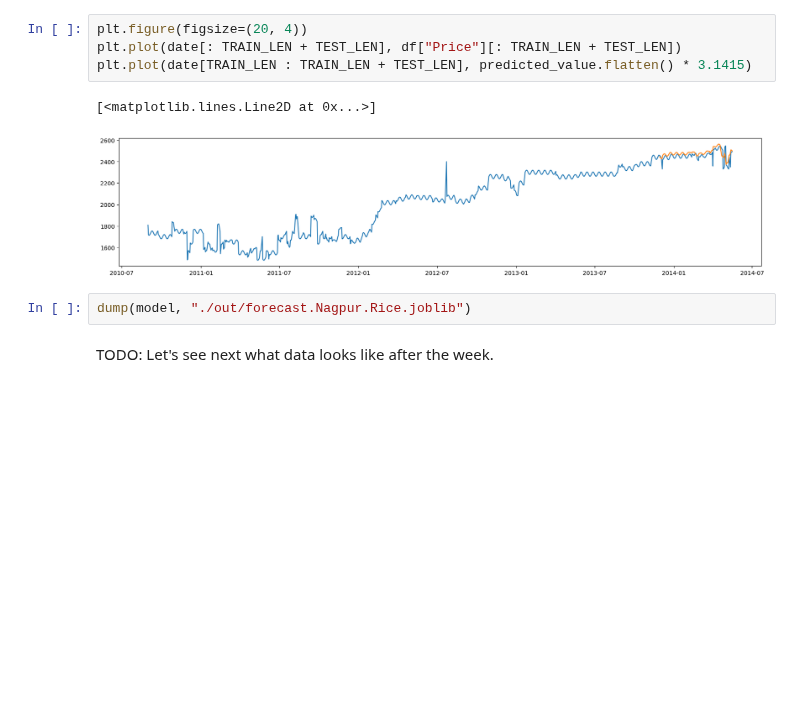
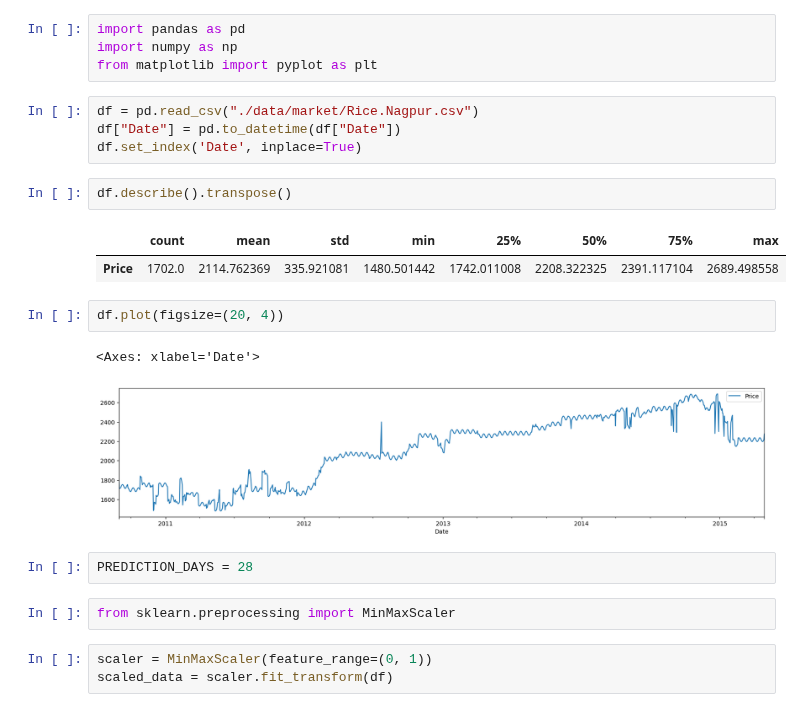
Before and after one commit to Fresh-Fields/ml-official, a Jupyter notebook: forecasting.ipynb, the cells around one changed output. Saved outputs shown, nothing was run; the diff lists cells and outputs as text; blank space fills up the shorter version.

Commit message:
restructured forecasting model pipleine

```diff
--- a/forecasting.ipynb
+++ b/forecasting.ipynb
@@ -104,11 +1,25 @@ predicted_value = model.predict(X_test)
-# %%
-plt.figure(figsize=(20, 4))
-plt.plot(date[: TRAIN_LEN + TEST_LEN], df["Price"][: TRAIN_LEN + TEST_LEN])
-plt.plot(date[TRAIN_LEN : TRAIN_LEN + TEST_LEN], predicted_value.flatten() * 3.1415)
-# %% [output]
-[<matplotlib.lines.Line2D at 0x...>]
-[figure, removed]
-# %%
-dump(model, "./out/forecast.Nagpur.Rice.joblib")
-# %% [markdown]
-TODO: Let's see next what data looks like after the week.
+# %%
+import pandas as pd
+import numpy as np
+from matplotlib import pyplot as plt
+# %%
+df = pd.read_csv("./data/market/Rice.Nagpur.csv")
+df["Date"] = pd.to_datetime(df["Date"])
+df.set_index('Date', inplace=True)
+# %%
+df.describe().transpose()
+# %% [output]
+|  | count | mean | std | min | 25% | 50% | 75% | max |
+| Price | 1702.0 | 2114.762369 | 335.921081 | 1480.501442 | 1742.011008 | 2208.322325 | 2391.117104 | 2689.498558 |
+# %%
+df.plot(figsize=(20, 4))
+# %% [output]
+<Axes: xlabel='Date'>
+[figure, added]
+# %%
+PREDICTION_DAYS = 28
+# %%
+from sklearn.preprocessing import MinMaxScaler
+# %%
+scaler = MinMaxScaler(feature_range=(0, 1))
+scaled_data = scaler.fit_transform(df)
```
Also changed, not shown: parts of 30 cells of this notebook.
